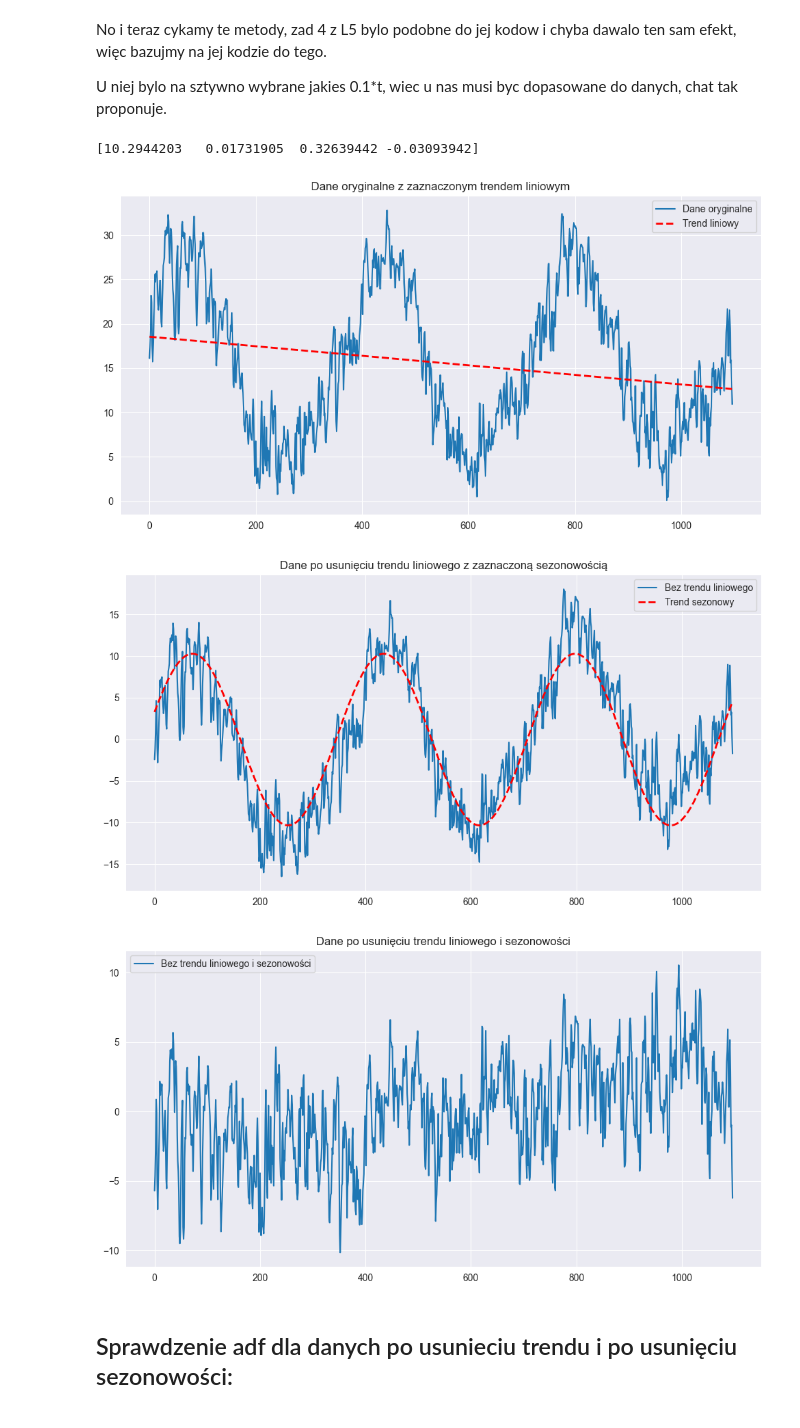
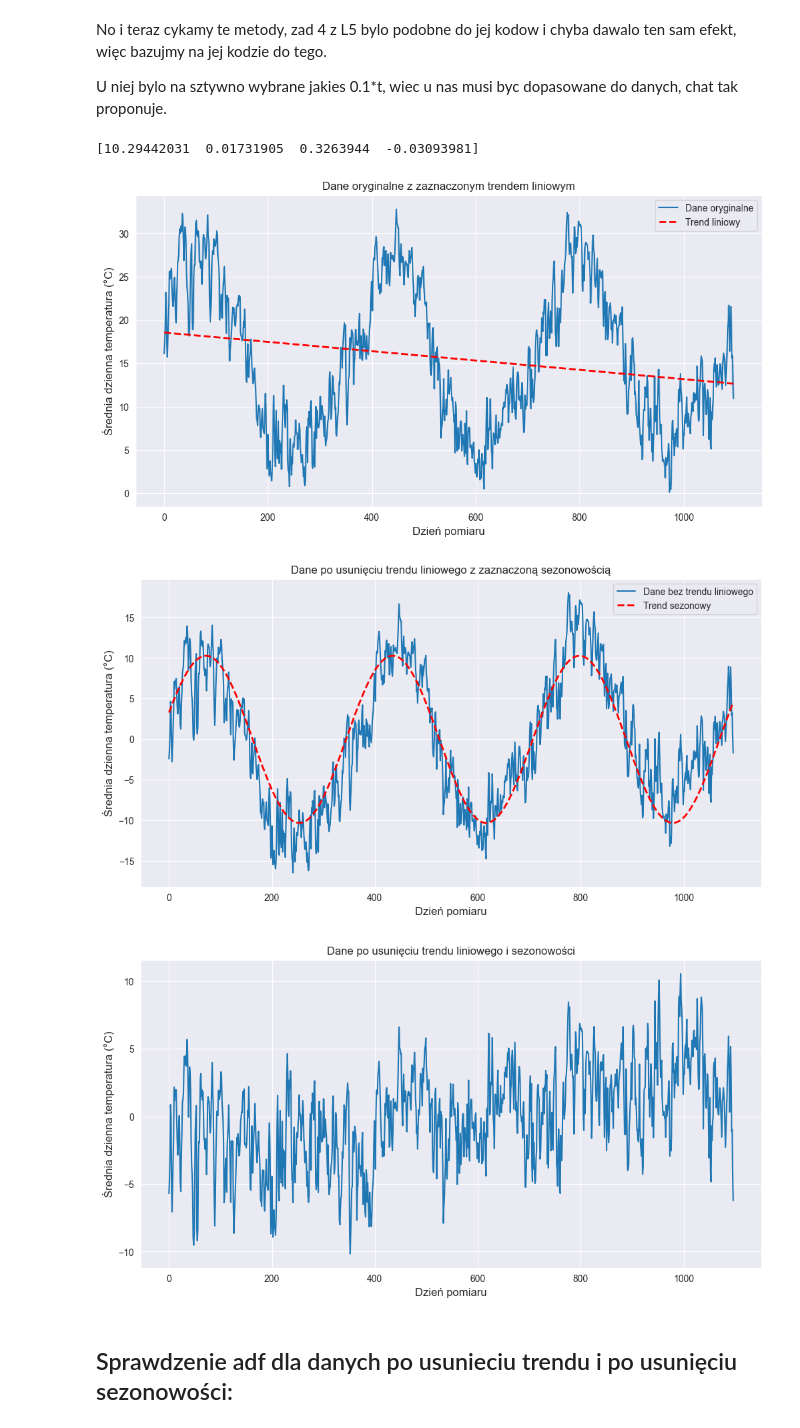
Before and after one commit to mathieuboro/Raport_ARMA_Computer_Analysis_of_Time_Series, a Jupyter notebook: raport.ipynb, the cells around one changed output. Saved outputs shown, nothing was run; the diff lists cells and outputs as text; code cells hidden in the pictures.

```diff
--- a/raport.ipynb
+++ b/raport.ipynb
@@ -322,40 +323,45 @@ p0 = [
     2 * np.pi/365, # częstotliwość (jeśli dane są dzienne i spodziewamy się roku)
     0,           # faza startowa
     0            # offset (śr. poziom)
 ]
 params, _ = curve_fit(sine_func, time, temperature_without_linear_trend, p0=p0)
 print(params)
 fitted_sine_wave = sine_func(time, *params)
 temperature_without_seasonal = temperature_without_linear_trend - fitted_sine_wave
 
 
 # Wykres trendu liniowego
 plt.figure(figsize=(12, 6))
 plt.plot(madrid_data['AvgTemperature'], label='Dane oryginalne')
 plt.plot(trend_predicted, label='Trend liniowy', linestyle='--', color='red', linewidth=2)
 plt.title('Dane oryginalne z zaznaczonym trendem liniowym')
+plt.xlabel('Dzień pomiaru', fontsize=12)
+plt.ylabel('Średnia dzienna temperatura (°C)', fontsize=12)
 plt.legend()
 plt.show()
 
 # Wykres danych po usunięciu trendu liniowego z zaznaczoną sezonowością
 plt.figure(figsize=(12, 6))
-plt.plot(madrid_data.index, temperature_without_linear_trend, label='Bez trendu liniowego')
+plt.plot(madrid_data.index, temperature_without_linear_trend, label='Dane bez trendu liniowego')
 plt.plot(madrid_data.index, fitted_sine_wave, label='Trend sezonowy', linestyle='--', color='red', linewidth=2)
 plt.title('Dane po usunięciu trendu liniowego z zaznaczoną sezonowością')
+plt.xlabel('Dzień pomiaru', fontsize=12)
+plt.ylabel('Średnia dzienna temperatura (°C)', fontsize=12)
 plt.legend()
 plt.show()
 
 # Wykres danych po usunięciu trendu liniowego i sezonowości
 plt.figure(figsize=(12, 6))
-plt.plot(madrid_data.index, temperature_without_seasonal, label='Bez trendu liniowego i sezonowości')
+plt.plot(madrid_data.index, temperature_without_seasonal)
 plt.title('Dane po usunięciu trendu liniowego i sezonowości')
-plt.legend()
+plt.xlabel('Dzień pomiaru', fontsize=12)
+plt.ylabel('Średnia dzienna temperatura (°C)', fontsize=12)
 plt.show()
 # %% [output]
-[10.2944203   0.01731905  0.32639442 -0.03093942]
+[10.29442031  0.01731905  0.3263944  -0.03093981]
-[figure, old version]
+[figure, new version]
-[figure, old version]
+[figure, new version]
-[figure, old version]
+[figure, new version]
 # %% [markdown]
 ## Sprawdzenie adf dla danych po usunieciu trendu i po usunięciu sezonowości:
 # %%
```
Also changed, not shown: parts of 15 cells of this notebook.
